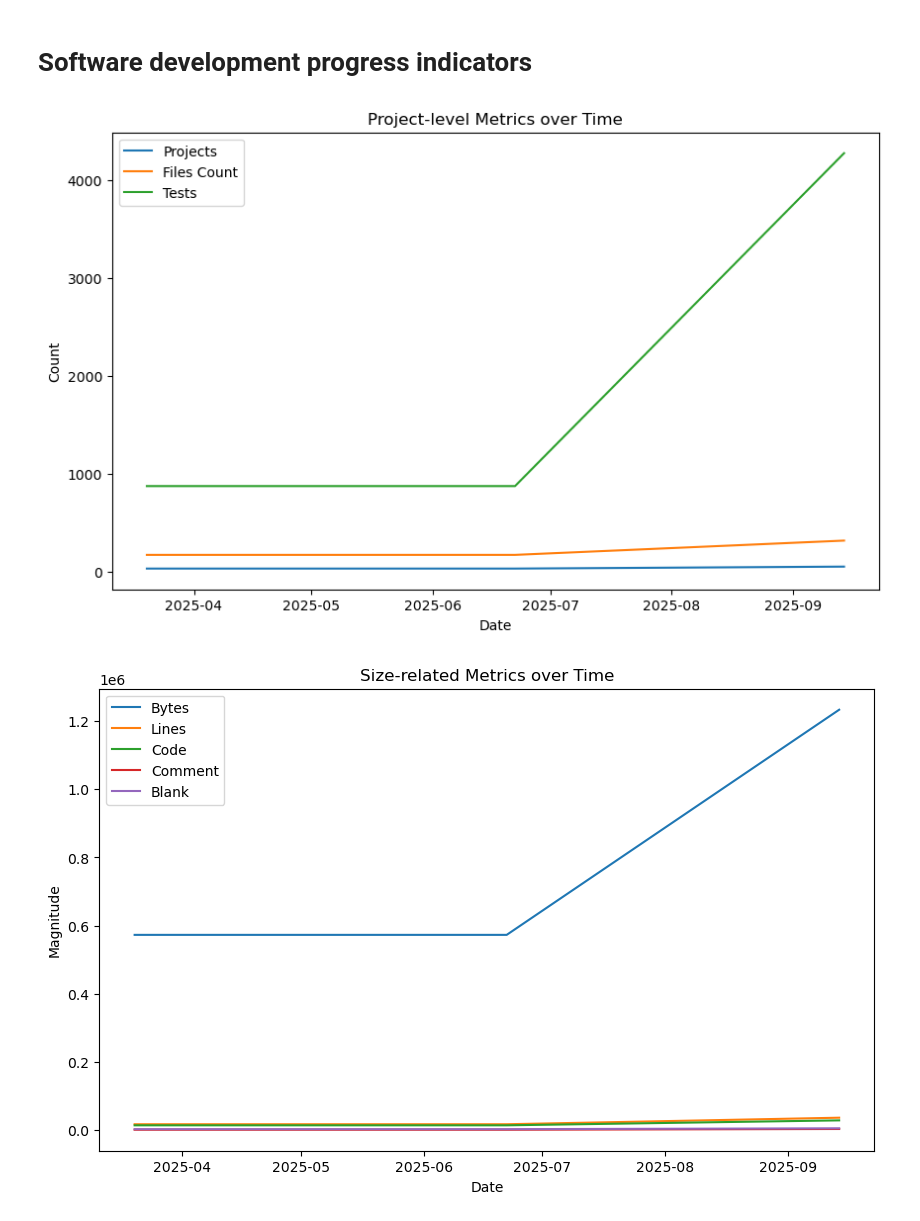
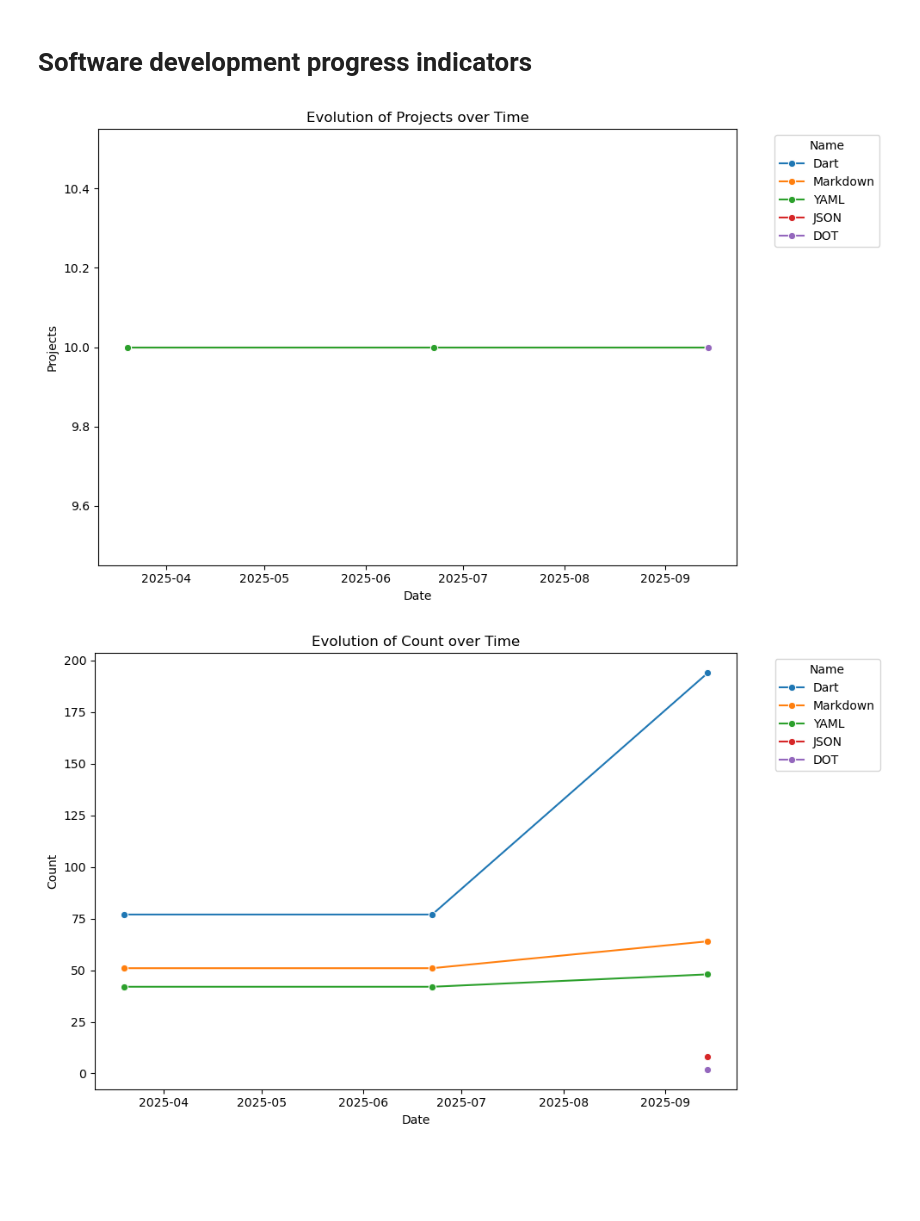
Before and after one commit to flarebyte/overview, a Jupyter notebook: progress.ipynb, the cells around one changed output. Cells and saved outputs as stored; diff of their text form; code cells hidden in the pictures; blank space fills up the shorter version.

Commit message:
One graph per metric

```diff
--- a/progress.ipynb
+++ b/progress.ipynb
@@ -3,67 +3,51 @@
 # %%
 import pandas as pd
 import matplotlib.pyplot as plt
 import seaborn as sns
 import glob
 import json
 
 # Step 1: Load all matching files
 file_pattern = "data/dart-package-*.json"
 file_paths = glob.glob(file_pattern)
 
 records = []
 for path in file_paths:
     with open(path, "r") as f:
         data = json.load(f)
     df = pd.DataFrame(data)
     df["source_file"] = path
     records.append(df)
 
 raw_df = pd.concat(records, ignore_index=True)
 
 # Step 2: Convert Date to datetime
 raw_df["Date"] = pd.to_datetime(raw_df["Date"])
 
-# Step 3: Aggregate by date (summing across languages per snapshot)
-metrics_to_aggregate = [
+# Step 3: List of metrics to plot individually
+metrics = [
     "Projects", "Count", "tests",
     "Bytes", "Lines", "Code", "Comment", "Blank",
+    "Complexity",
     "severity_high", "severity_medium", "severity_low"
 ]
 
-agg_df = raw_df.groupby("Date")[metrics_to_aggregate].sum().reset_index()
-
-# Step 4: Plot project-level metrics
-plt.figure(figsize=(10, 6))
-sns.lineplot(data=agg_df, x="Date", y="Projects", label="Projects")
-sns.lineplot(data=agg_df, x="Date", y="Count", label="Files Count")
-sns.lineplot(data=agg_df, x="Date", y="tests", label="Tests")
-plt.title("Project-level Metrics over Time")
-plt.ylabel("Count")
-plt.legend()
-plt.show()
-
-# Step 5: Plot size-related metrics
-plt.figure(figsize=(10, 6))
-sns.lineplot(data=agg_df, x="Date", y="Bytes", label="Bytes")
-sns.lineplot(data=agg_df, x="Date", y="Lines", label="Lines")
-sns.lineplot(data=agg_df, x="Date", y="Code", label="Code")
-sns.lineplot(data=agg_df, x="Date", y="Comment", label="Comment")
-sns.lineplot(data=agg_df, x="Date", y="Blank", label="Blank")
-plt.title("Size-related Metrics over Time")
-plt.ylabel("Magnitude")
-plt.legend()
-plt.show()
-
-# Step 6: Plot severity metrics
-plt.figure(figsize=(10, 6))
-sns.lineplot(data=agg_df, x="Date", y="severity_high", label="High Severity")
-sns.lineplot(data=agg_df, x="Date", y="severity_medium", label="Medium Severity")
-sns.lineplot(data=agg_df, x="Date", y="severity_low", label="Low Severity")
-plt.title("Severity Metrics over Time")
-plt.ylabel("Count")
-plt.legend()
-plt.show()
+# Step 4: One plot per metric
+for metric in metrics:
+    plt.figure(figsize=(10, 6))
+    sns.lineplot(
+        data=raw_df,
+        x="Date",
+        y=metric,
+        hue="Name",
+        marker="o"
+    )
+    plt.title(f"Evolution of {metric} over Time")
+    plt.ylabel(metric)
+    plt.xlabel("Date")
+    plt.legend(title="Name", bbox_to_anchor=(1.05, 1), loc="upper left")
+    plt.tight_layout()
+    plt.show()
 # %% [output]
-[figure, old version]
+[figure, new version]
-[figure, old version]
+[figure, new version]
```
Also changed, not shown: parts of 1 cell of this notebook.
